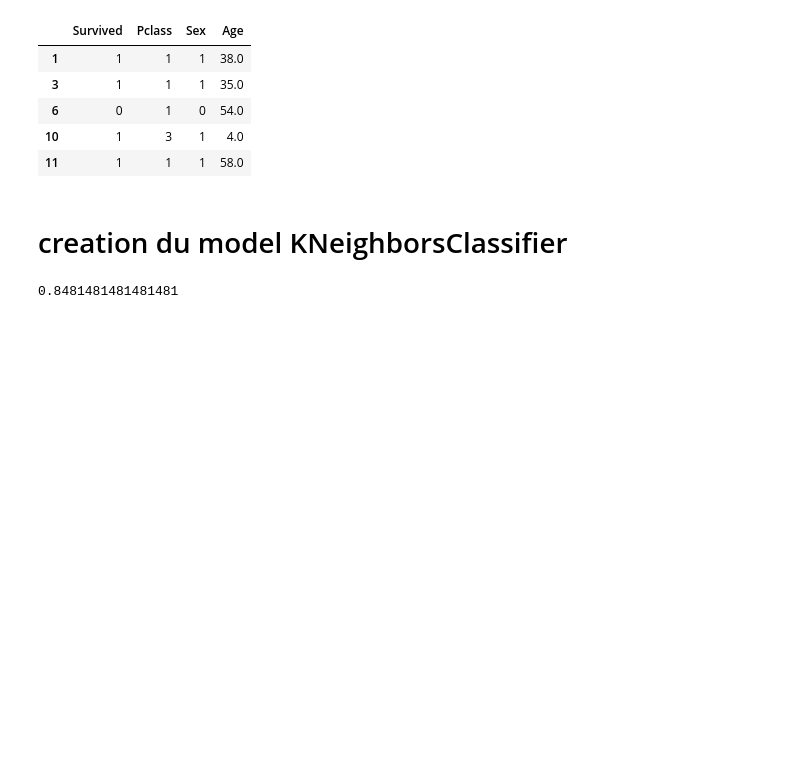
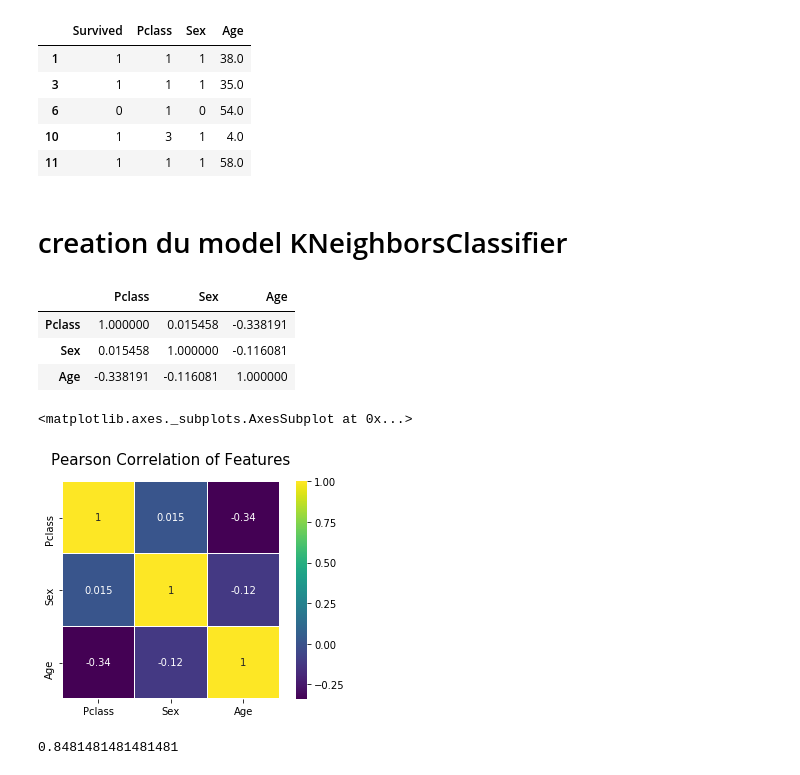
Before and after one commit to FortuneFKM/Exercice, a Jupyter notebook: apprentissage 1.ipynb, the cells around one changed output. Drawn from its saved outputs; the diff is of its cells as text; code cells hidden in the pictures; blank space fills up the shorter version.

```diff
--- a/apprentissage 1.ipynb
+++ b/apprentissage 1.ipynb
@@ -126,6 +145,23 @@ model = KNeighborsClassifier()
 # %%
 _y=Mdf['Survived']
 _x=Mdf.drop('Survived',axis=1)
+# %%
+_x.astype(float).corr()
+# %% [output]
+|  | Pclass | Sex | Age |
+| Pclass | 1.000000 | 0.015458 | -0.338191 |
+| Sex | 0.015458 | 1.000000 | -0.116081 |
+| Age | -0.338191 | -0.116081 | 1.000000 |
+# %%
+import matplotlib.pyplot as plt
+import seaborn as sns
+colormap = plt.cm.viridis
+_x.astype(float).corr()
+plt.title('Pearson Correlation of Features', y=1.05, size=15)
+sns.heatmap(_x.astype(float).corr(),linewidths=0.1,vmax=1.0, square=True, cmap=colormap, linecolor='white', annot=True)
+# %% [output]
+<matplotlib.axes._subplots.AxesSubplot at 0x...>
+[figure, added]
 # %%
 model.fit(_x,_y) #entrainement
 model.score(_x,_y) #precision du model
```
Also changed, not shown: parts of 29 cells of this notebook, 3 other files.
